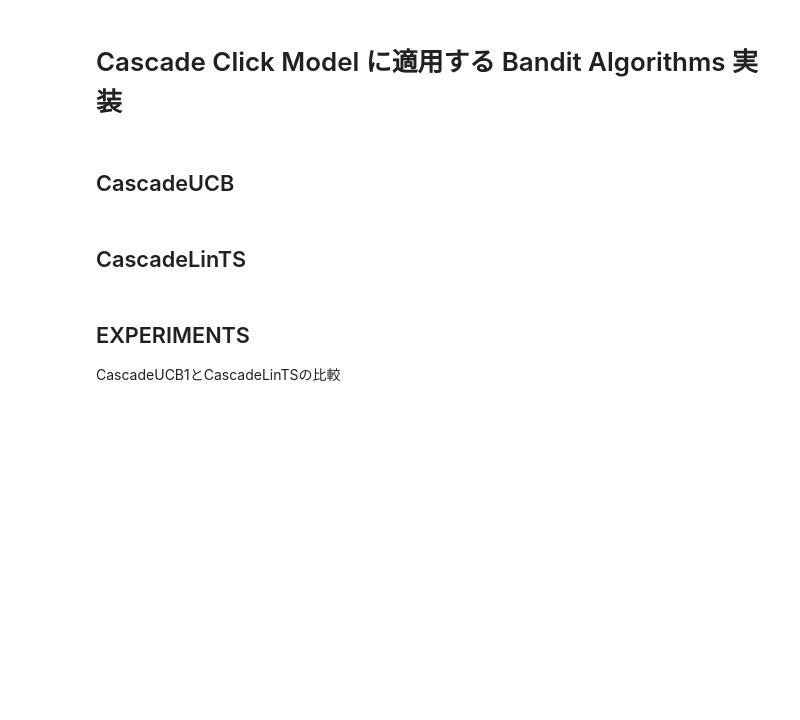
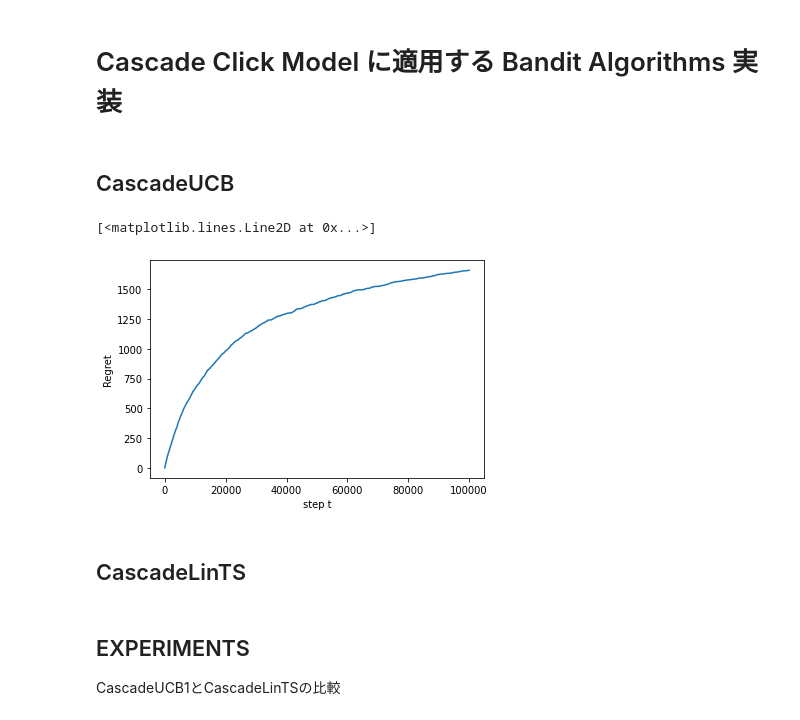
Before and after one commit to po3rin/python_playground, a Jupyter notebook: ir-bandits/cascading-bandits.ipynb, the cells around one changed output. Saved outputs shown, nothing was run; the diff lists cells and outputs as text; code cells hidden in the pictures; blank space fills up the shorter version.

```diff
--- a/ir-bandits/cascading-bandits.ipynb
+++ b/ir-bandits/cascading-bandits.ipynb
@@ -28,11 +28,11 @@ class Env(ABC):
 
 	@abstractmethod
 	def weights(self, A: list[int]) -> list[float]:
-		return [self.E[i] for i in A]
+		pass
 
 	@abstractmethod
-	def optimal_weights(self) -> list[float]:
-		return sorted(E, reverse=True)[:k]
+	def optimal_weights(self, k: int) -> list[float]:
+		pass
 # %%
 class CascadingModelEnv(Env):
 	def __init__(self, E: list[float]):
@@ -47,7 +47,7 @@ class CascadingModelEnv(Env):
 	def weights(self, A: list[int]) -> list[float]:
 		return [self.E[i] for i in A]
 
-	def optimal_weights(self) -> list[float]:
+	def optimal_weights(self, k: int) -> list[float]:
 		return sorted(E, reverse=True)[:k]
 # %%
 def f(weights: list[float]) -> float:
@@ -60,7 +60,7 @@ def regret(optimal_weights: list[float], weights: list[float]) -> float:
 	return f(optimal_weights) - f(weights)
 # %%
 def simulate(agent: Agent, env: Env, k: int, steps: int) -> list[float]:
-	optimal_weights = env.optimal_weights()
+	optimal_weights = env.optimal_weights(k=k)
 
 	cumulative_regret = 0
 	regret_cumulative_history = []
@@ -77,7 +77,7 @@ def simulate(agent: Agent, env: Env, k: int, steps: int) -> list[float]:
 # %% [markdown]
 ## CascadeUCB
 # %%
-class CascadeUCBAgent(Agent):
+class CascadeUCB1Agent(Agent):
   def __init__(self, E: list[float], p: float):
     self.t = 1
     self.counts = [1 for _ in range(len(E))]
@@ -103,6 +103,19 @@ class CascadeUCBAgent(Agent):
       before_count = self.counts[e]
       self.counts[e] += 1
       self.weights[e] = ( (before_count * self.weights[e]) + self.is_click(click, i+1) ) / self.counts[e]
+# %%
+E = [0.3, 0.2, 0.25, 0.1, 0.1, 0.24, 0.2, 0.1, 0.21, 0.1]
+env = CascadingModelEnv(E=E)
+agent = CascadeUCB1Agent(E=E, p=0.2)
+
+regret_cumulative_history = simulate(agent=agent, env=env, k=3, steps=100000)
+
+plt.xlabel("step t")
+plt.ylabel("Regret")
+plt.plot(regret_cumulative_history)
+# %% [output]
+[<matplotlib.lines.Line2D at 0x...>]
+[figure, added]
 # %% [markdown]
 ## CascadeLinTS
 # %%
```
Also changed, not shown: parts of 1 cell of this notebook, 1 other file.
